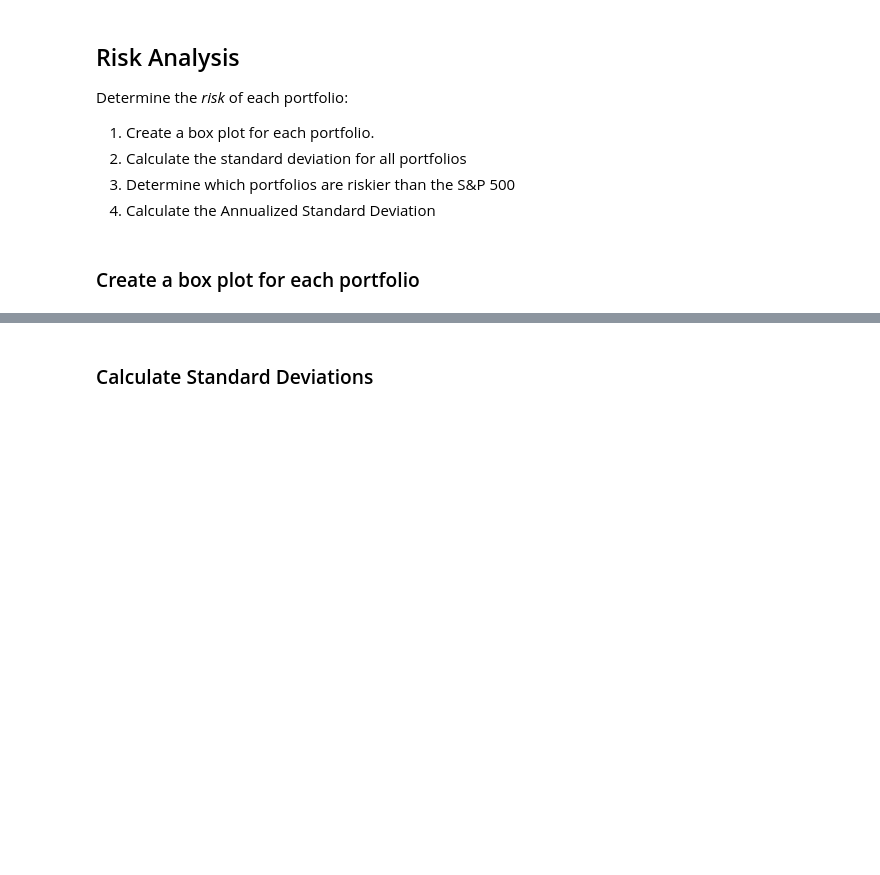
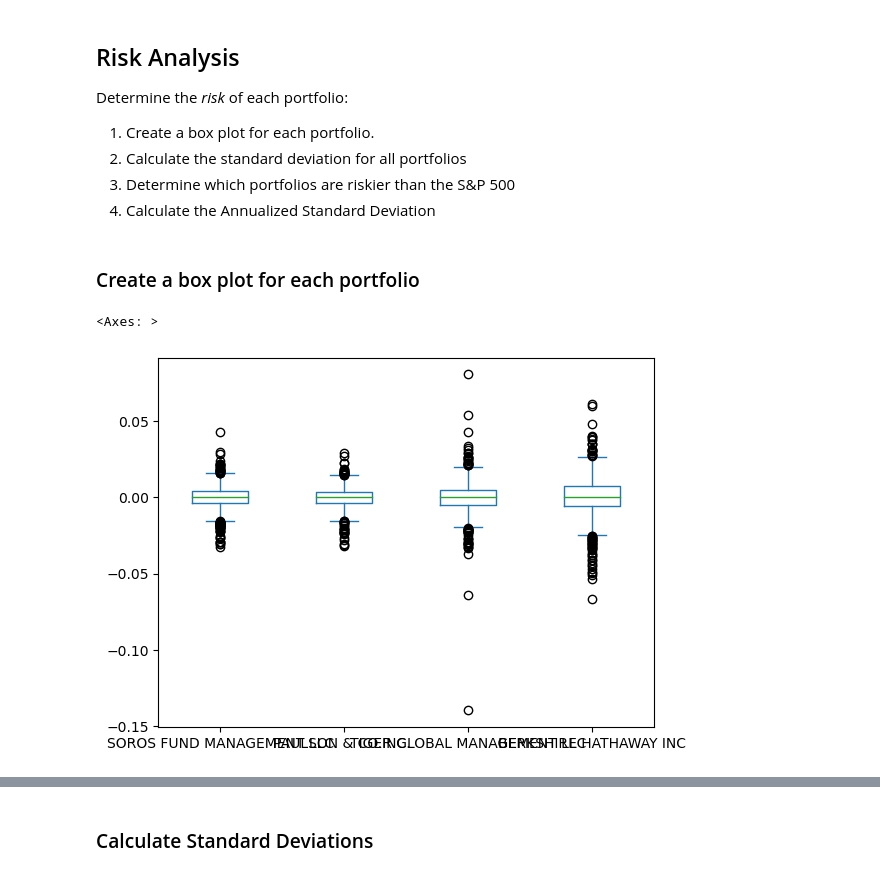
Before and after one commit to eyva19/Portfolio_perfomance_assessment, a Jupyter notebook: whale_analysis.ipynb, the cells around one changed output, grey strips where cells are left out. Drawn from its saved outputs; the diff is of its cells as text; code cells hidden in the pictures; blank space fills up the shorter version.

```diff
--- a/whale_analysis.ipynb
+++ b/whale_analysis.ipynb
@@ -256,3 +256,7 @@ Determine the _risk_ of each portfolio:
 ### Create a box plot for each portfolio
 # %%
 # Box plot to visually show risk
+whale_df.plot.box()
+# %% [output]
+<Axes: >
+[figure, added]
```
Also changed, not shown: parts of 5 cells of this notebook.
